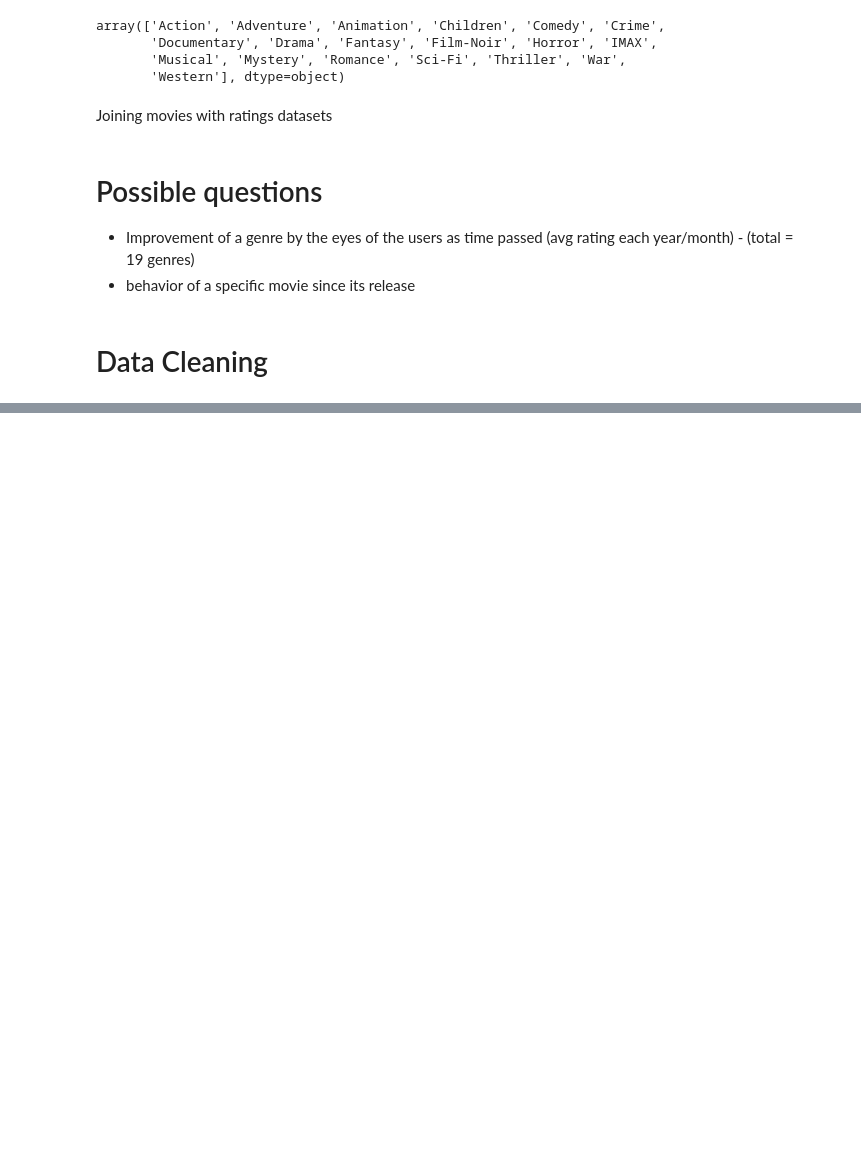
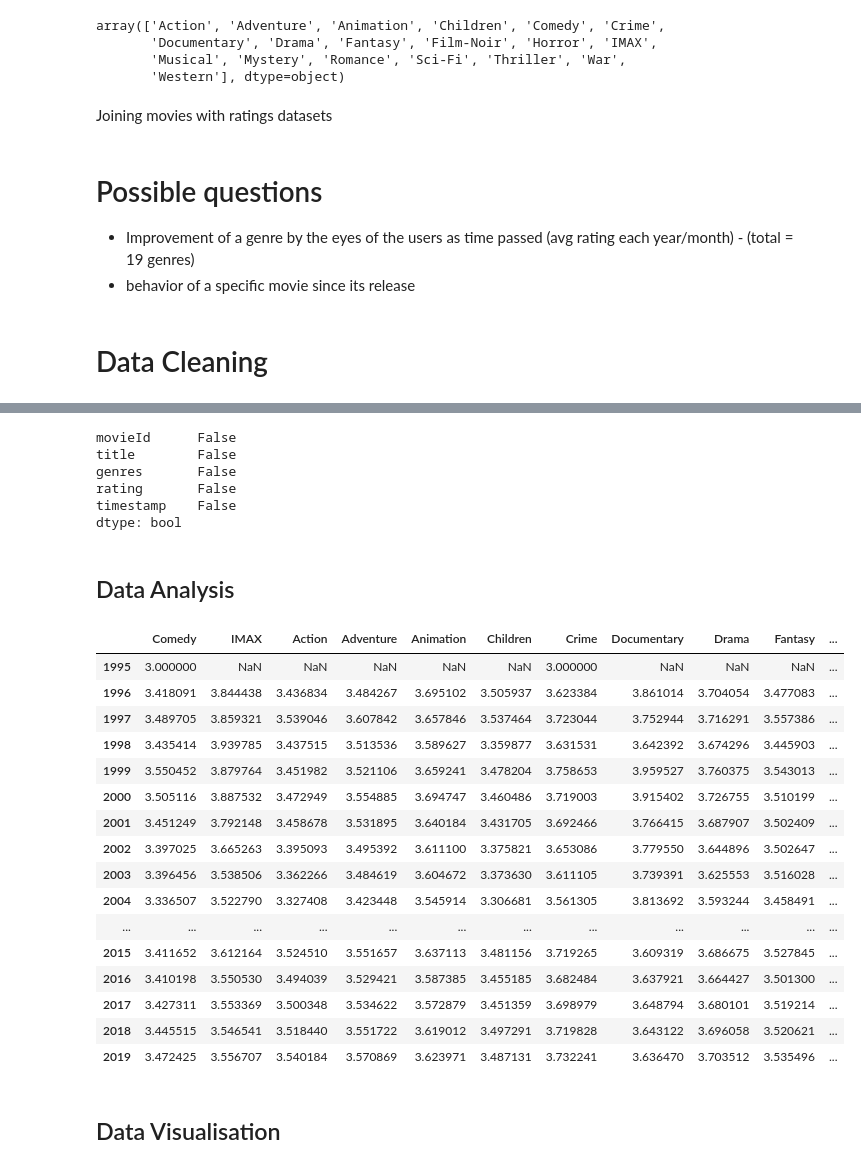
Before and after one commit to JoaoMeneghini/Data_Science_Projects, a Jupyter notebook: MiniProject_PfDS_Course/Analysing Movies.ipynb, the cells around one changed output, grey strips where cells are left out. Drawn from its saved outputs; the diff is of its cells as text; code cells hidden in the pictures; blank space fills up the shorter version.

```diff
--- a/MiniProject_PfDS_Course/Analysing Movies.ipynb
+++ b/MiniProject_PfDS_Course/Analysing Movies.ipynb
@@ -78,7 +78,7 @@ array(['Action', 'Adventure', 'Animation', 'Children', 'Comedy', 'Crime',
 # %% [markdown]
 Joining movies with ratings datasets
 # %%
-movie_rating = movie.merge(rating[['rating','timestamp','movieId']], on='movieId', how='left')
+movie_rating = movie.merge(rating[['rating','datetime','movieId']], on='movieId', how='left')
 #movie_tag = movie.merge(tag[['tag','timestamp','movieId']], on='movieId', how='left')
 # %% [markdown]
 # Possible questions
@@ -89,0 +110,44 @@ movie_rating = movie.merge(rating[['rating','timestamp','movieId']], on='movieId
+# %%
+# Drop the rows in which the rating is null
+null_movies = movie_rating[movie_rating.rating.isnull()]
+movie_rating.dropna(axis=0, inplace=True)
+# %%
+# Checking if still there is any movie withou a rating
+movie_rating.isnull().any()
+# %% [output]
+movieId      False
+title        False
+genres       False
+rating       False
+timestamp    False
+dtype: bool
+# %% [markdown]
+## Data Analysis
+# %%
+avg_rating_over_year = pd.DataFrame(index=np.sort(np.array([year for year in movie_rating.datetime.dt.year.unique()])))
+# %%
+# PS: it needs optimization
+for genre in unique_genres:
+    movie_filter = movie_rating['genres'].str.contains(genre)
+    avg_rating_genre = movie_rating[['datetime','rating']][movie_filter].groupby(movie_rating.datetime.dt.year).mean()
+    avg_rating_over_year[genre] = avg_rating_genre
+# %%
+avg_rating_over_year
+# %% [output]
+|  | Comedy | IMAX | Action | Adventure | Animation | Children | Crime | Documentary | Drama | Fantasy | ... |
+| 1995 | 3.000000 | NaN | NaN | NaN | NaN | NaN | 3.000000 | NaN | NaN | NaN | ... |
+| 1996 | 3.418091 | 3.844438 | 3.436834 | 3.484267 | 3.695102 | 3.505937 | 3.623384 | 3.861014 | 3.704054 | 3.477083 | ... |
+| 1997 | 3.489705 | 3.859321 | 3.539046 | 3.607842 | 3.657846 | 3.537464 | 3.723044 | 3.752944 | 3.716291 | 3.557386 | ... |
+| 1998 | 3.435414 | 3.939785 | 3.437515 | 3.513536 | 3.589627 | 3.359877 | 3.631531 | 3.642392 | 3.674296 | 3.445903 | ... |
+| 1999 | 3.550452 | 3.879764 | 3.451982 | 3.521106 | 3.659241 | 3.478204 | 3.758653 | 3.959527 | 3.760375 | 3.543013 | ... |
+| 2000 | 3.505116 | 3.887532 | 3.472949 | 3.554885 | 3.694747 | 3.460486 | 3.719003 | 3.915402 | 3.726755 | 3.510199 | ... |
+| 2001 | 3.451249 | 3.792148 | 3.458678 | 3.531895 | 3.640184 | 3.431705 | 3.692466 | 3.766415 | 3.687907 | 3.502409 | ... |
+| 2002 | 3.397025 | 3.665263 | 3.395093 | 3.495392 | 3.611100 | 3.375821 | 3.653086 | 3.779550 | 3.644896 | 3.502647 | ... |
+| 2003 | 3.396456 | 3.538506 | 3.362266 | 3.484619 | 3.604672 | 3.373630 | 3.611105 | 3.739391 | 3.625553 | 3.516028 | ... |
+| 2004 | 3.336507 | 3.522790 | 3.327408 | 3.423448 | 3.545914 | 3.306681 | 3.561305 | 3.813692 | 3.593244 | 3.458491 | ... |
+| ... | ... | ... | ... | ... | ... | ... | ... | ... | ... | ... | ... |
+| 2015 | 3.411652 | 3.612164 | 3.524510 | 3.551657 | 3.637113 | 3.481156 | 3.719265 | 3.609319 | 3.686675 | 3.527845 | ... |
+| 2016 | 3.410198 | 3.550530 | 3.494039 | 3.529421 | 3.587385 | 3.455185 | 3.682484 | 3.637921 | 3.664427 | 3.501300 | ... |
+| 2017 | 3.427311 | 3.553369 | 3.500348 | 3.534622 | 3.572879 | 3.451359 | 3.698979 | 3.648794 | 3.680101 | 3.519214 | ... |
+| 2018 | 3.445515 | 3.546541 | 3.518440 | 3.551722 | 3.619012 | 3.497291 | 3.719828 | 3.643122 | 3.696058 | 3.520621 | ... |
+| 2019 | 3.472425 | 3.556707 | 3.540184 | 3.570869 | 3.623971 | 3.487131 | 3.732241 | 3.636470 | 3.703512 | 3.535496 | ... |
@@ -89,0 +156,2 @@ movie_rating = movie.merge(rating[['rating','timestamp','movieId']], on='movieId
+# %% [markdown]
+## Data Visualisation
```
Also changed, not shown: parts of 7 cells of this notebook.
